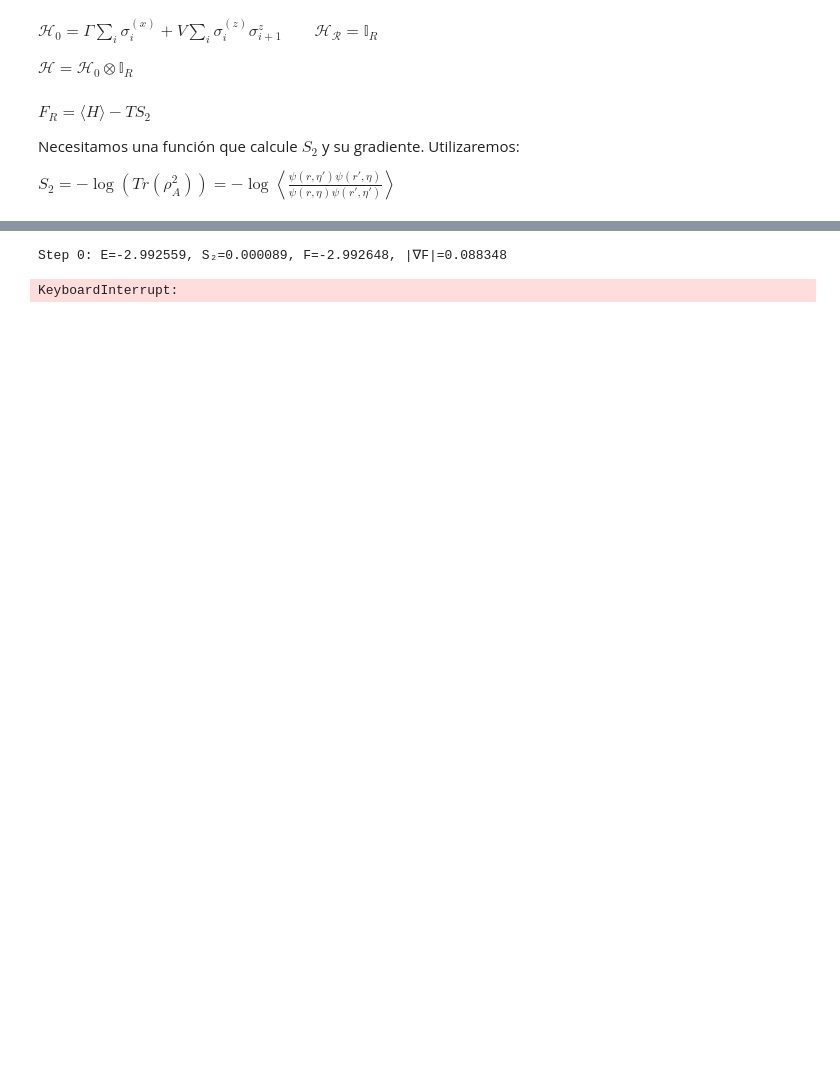
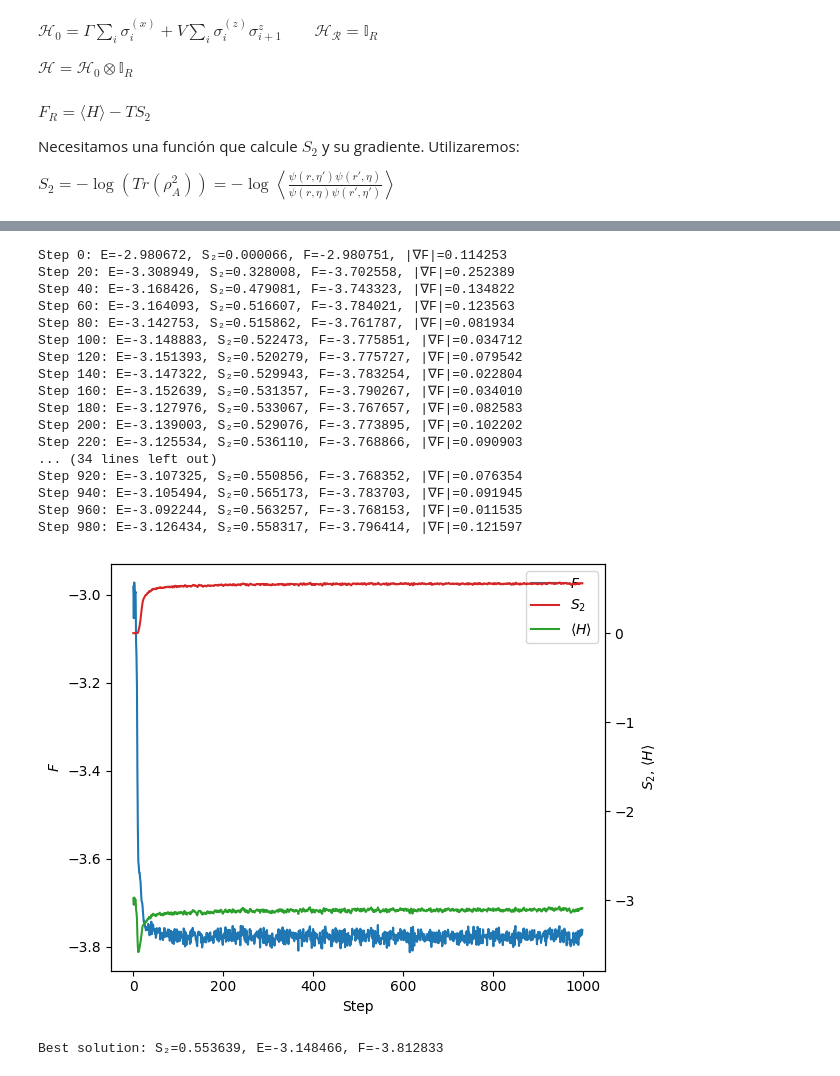
Before and after one commit to ismaelcastrouimp/TFM, a Jupyter notebook: Ancilla_Ising.ipynb, the cells around one changed output, grey strips where cells are left out. Saved outputs shown, nothing was run; the diff lists cells and outputs as text; code cells hidden in the pictures; blank space fills up the shorter version.

```diff
--- a/Ancilla_Ising.ipynb
+++ b/Ancilla_Ising.ipynb
@@ -1872,8 +1902,9 @@ def free_energy_minimize(vstate,optimizer,T,partition,Hamiltonian,n_samples,n_st
         if isFullSum:
             S2, S2_grad = renyi2_entropy_and_grad_fullsum(vstate, partition)
         else:
-            # S2, S2_grad = renyi2_entropy_and_grad_sampled(vstate, partition, n_samples, key=step)
-            S2, S2_grad = renyi2_entropy_and_grad_lambda_integral(vstate, partition, vstate.n_samples, n_lambda=1000)
+            S2, S2_grad = renyi2_entropy_and_grad_sampled(vstate, partition, n_samples, key=step)
+            S2, S2_grad = renyi2_grad_exact(vstate, partition, isFullSum=isFullSum)
+            # S2, S2_grad = renyi2_entropy_and_grad_lambda_integral(vstate, partition, vstate.n_samples, n_lambda=1000)
         # 3) Normalización de gradientes
         if normalize_gradients:
             def tree_norm(grad_tree):
@@ -2471,28 +2624,40 @@ SNR grad      = 1.963
 # %%
 partition = list(range(N))
 sampler = nk.sampler.ExactSampler(hilbert=hi_extended)
 model = RBM_Z2(alpha=1, trivial_Z2=True)
 vstate = nk.vqs.MCState(sampler, model, n_samples=5000)
 # vstate = nk.vqs.FullSumState(hi_extended, model)
-lr = 0.8
+lr = 0.1
 # lr = optax.warmup_cosine_decay_schedule(init_value=0.5, peak_value=0.8, warmup_steps=300, decay_steps=1000, end_value=0.2)
 # lr = optax.linear_onecycle_schedule(transition_steps=1000, peak_value=0.4, pct_start=0.5, pct_final=0.9, div_factor=10, final_div_factor=100)
 optimizer = optax.sgd(learning_rate=lr,momentum=0.3)
 # optimizer = nk.optimizer.SR(diag_shift=1e-3)
 # optimizer = optax.adam(learning_rate=lr)
-T = 1
+T = 1.2
 
 _,_,_,f_best,E_best,S_best = free_energy_minimize(vstate, optimizer, T, partition, H_extended, 5000,isFullSum=False)
 
-# _,_,_,_,f_best,E_best,S_best=free_energy_minimize_with_ancilla_energy(vstate, optimizer, T, partition, H_extended,
-#                                                                        H_ancilla, n_samples=5000, n_steps=1000, lambda0=1, lambda_tau=1000)
-
-# _,_,_,_,f_best,E_best,S_best=free_energy_minimize_with_ancilla_variance(vstate,optimizer,T,partition,H_extended,H_ancilla,
-#                                                                         vstate.n_samples,1000,1,1000)
 print(f"Best solution: S₂={S_best:.6f}, E={E_best:.6f}, F={f_best:.6f}")
 # %% [output]
-Step 0: E=-2.992559, S₂=0.000089, F=-2.992648, |∇F|=0.088348
+Step 0: E=-2.980672, S₂=0.000066, F=-2.980751, |∇F|=0.114253
+Step 20: E=-3.308949, S₂=0.328008, F=-3.702558, |∇F|=0.252389
+Step 40: E=-3.168426, S₂=0.479081, F=-3.743323, |∇F|=0.134822
+Step 60: E=-3.164093, S₂=0.516607, F=-3.784021, |∇F|=0.123563
+Step 80: E=-3.142753, S₂=0.515862, F=-3.761787, |∇F|=0.081934
+Step 100: E=-3.148883, S₂=0.522473, F=-3.775851, |∇F|=0.034712
+Step 120: E=-3.151393, S₂=0.520279, F=-3.775727, |∇F|=0.079542
+Step 140: E=-3.147322, S₂=0.529943, F=-3.783254, |∇F|=0.022804
+Step 160: E=-3.152639, S₂=0.531357, F=-3.790267, |∇F|=0.034010
+Step 180: E=-3.127976, S₂=0.533067, F=-3.767657, |∇F|=0.082583
+Step 200: E=-3.139003, S₂=0.529076, F=-3.773895, |∇F|=0.102202
+Step 220: E=-3.125534, S₂=0.536110, F=-3.768866, |∇F|=0.090903
+... (34 lines left out)
+Step 920: E=-3.107325, S₂=0.550856, F=-3.768352, |∇F|=0.076354
+Step 940: E=-3.105494, S₂=0.565173, F=-3.783703, |∇F|=0.091945
+Step 960: E=-3.092244, S₂=0.563257, F=-3.768153, |∇F|=0.011535
+Step 980: E=-3.126434, S₂=0.558317, F=-3.796414, |∇F|=0.121597
+[figure, added]
-KeyboardInterrupt:
+Best solution: S₂=0.553639, E=-3.148466, F=-3.812833
 # %%
 visualize_free_energy_landscape(vstate, H_extended, partition, vstate.parameters, T)
 # %%
```
Also changed, not shown: parts of 11 cells of this notebook.
